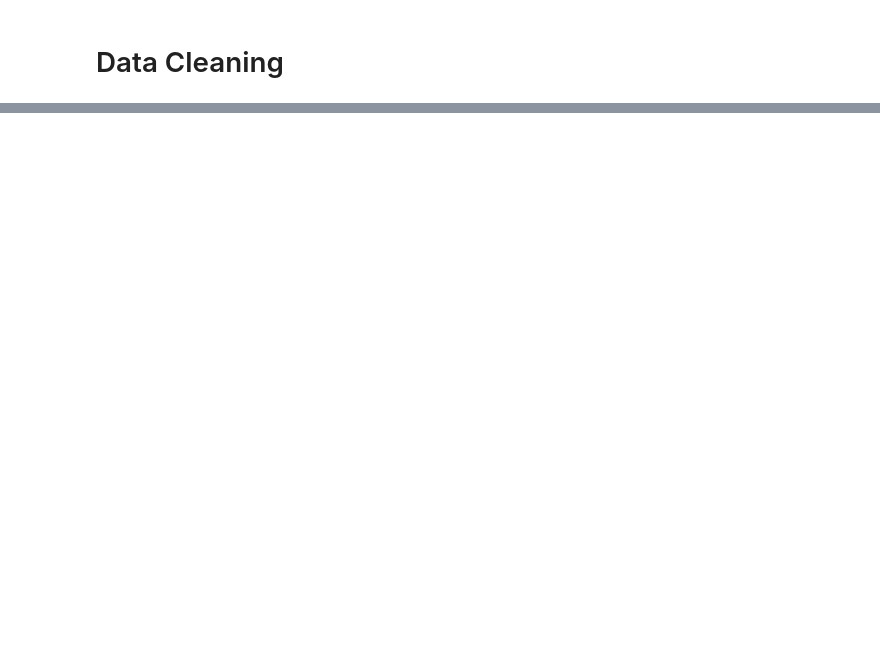
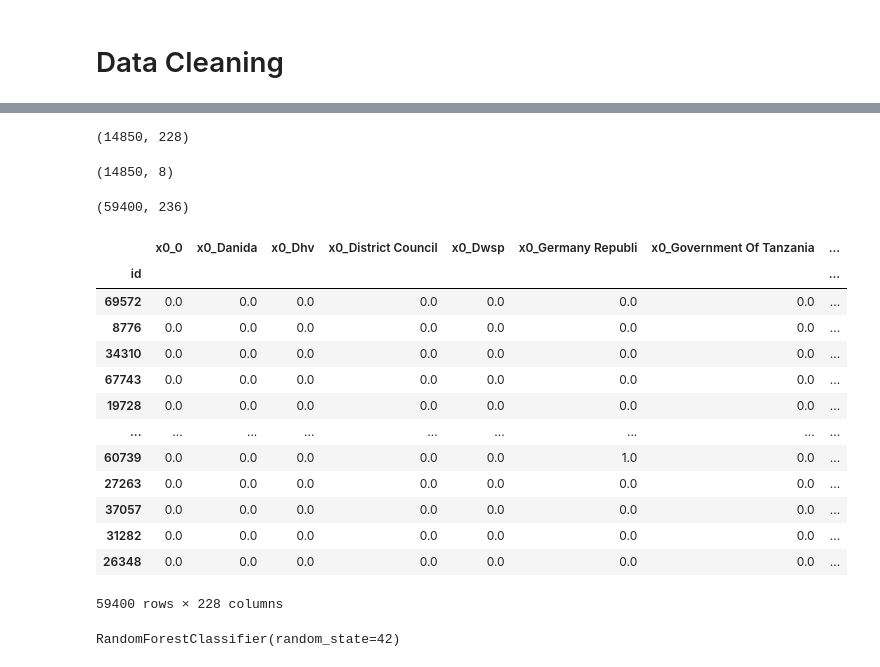
Before and after one commit to cmluna2913/WaterWell, a Jupyter notebook: Notebooks/etl.ipynb, the cells around one changed output, grey strips where cells are left out. Cells and saved outputs as stored; diff of their text form; code cells hidden in the pictures; blank space fills up the shorter version.

```diff
--- a/Notebooks/etl.ipynb
+++ b/Notebooks/etl.ipynb
@@ -290,0 +473,3 @@ test = pd.read_csv(config['paths']['data_path'] + 'testing_set.csv')
+# %%
+df_final[['funder', 'installer', 'wpt_name', 'subvillage', 'lga', 'ward']] = df_final[
+    ['funder', 'installer', 'wpt_name', 'subvillage', 'lga', 'ward']].astype('category')
@@ -290,0 +483,3 @@ test = pd.read_csv(config['paths']['data_path'] + 'testing_set.csv')
+# %%
+cats = df_final.select_dtypes(include='category')
+nums = df_final.select_dtypes(exclude='category')
@@ -290,0 +489,3 @@ test = pd.read_csv(config['paths']['data_path'] + 'testing_set.csv')
+# %%
+ohe = OneHotEncoder(handle_unknown='ignore')
+ohe.fit(cats)
@@ -290,0 +494,3 @@ test = pd.read_csv(config['paths']['data_path'] + 'testing_set.csv')
+# %%
+train_ohe = pd.DataFrame(ohe.transform(cats).toarray(), columns = ohe.get_feature_names(), index=cats.index)
+test_ohe = pd.DataFrame(ohe.transform(cats_test).toarray(), columns = ohe.get_feature_names(), index = cats_test.index)
@@ -290,0 +505,8 @@ test = pd.read_csv(config['paths']['data_path'] + 'testing_set.csv')
+# %%
+test_ohe.shape
+# %% [output]
+(14850, 228)
+# %%
+nums_test.shape
+# %% [output]
+(14850, 8)
@@ -290,0 +520,21 @@ test = pd.read_csv(config['paths']['data_path'] + 'testing_set.csv')
+# %%
+df_final.shape
+# %% [output]
+(59400, 236)
+# %%
+train_ohe
+# %% [output]
+|  | x0_0 | x0_Danida | x0_Dhv | x0_District Council | x0_Dwsp | x0_Germany Republi | x0_Government Of Tanzania | ... |
+| id |  |  |  |  |  |  |  | ... |
+| 69572 | 0.0 | 0.0 | 0.0 | 0.0 | 0.0 | 0.0 | 0.0 | ... |
+| 8776 | 0.0 | 0.0 | 0.0 | 0.0 | 0.0 | 0.0 | 0.0 | ... |
+| 34310 | 0.0 | 0.0 | 0.0 | 0.0 | 0.0 | 0.0 | 0.0 | ... |
+| 67743 | 0.0 | 0.0 | 0.0 | 0.0 | 0.0 | 0.0 | 0.0 | ... |
+| 19728 | 0.0 | 0.0 | 0.0 | 0.0 | 0.0 | 0.0 | 0.0 | ... |
+| ... | ... | ... | ... | ... | ... | ... | ... | ... |
+| 60739 | 0.0 | 0.0 | 0.0 | 0.0 | 0.0 | 1.0 | 0.0 | ... |
+| 27263 | 0.0 | 0.0 | 0.0 | 0.0 | 0.0 | 0.0 | 0.0 | ... |
+| 37057 | 0.0 | 0.0 | 0.0 | 0.0 | 0.0 | 0.0 | 0.0 | ... |
+| 31282 | 0.0 | 0.0 | 0.0 | 0.0 | 0.0 | 0.0 | 0.0 | ... |
+| 26348 | 0.0 | 0.0 | 0.0 | 0.0 | 0.0 | 0.0 | 0.0 | ... |
+59400 rows × 228 columns
@@ -290,0 +543,4 @@ test = pd.read_csv(config['paths']['data_path'] + 'testing_set.csv')
+# %%
+rf.fit(df_final, train_lbls)
+# %% [output]
+RandomForestClassifier(random_state=42)
```
Also changed, not shown: parts of 106 cells of this notebook, 1 other file.
